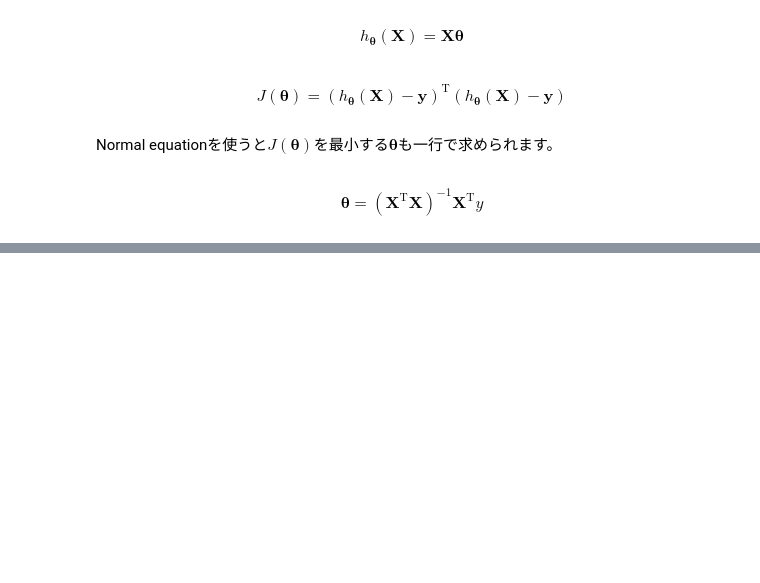
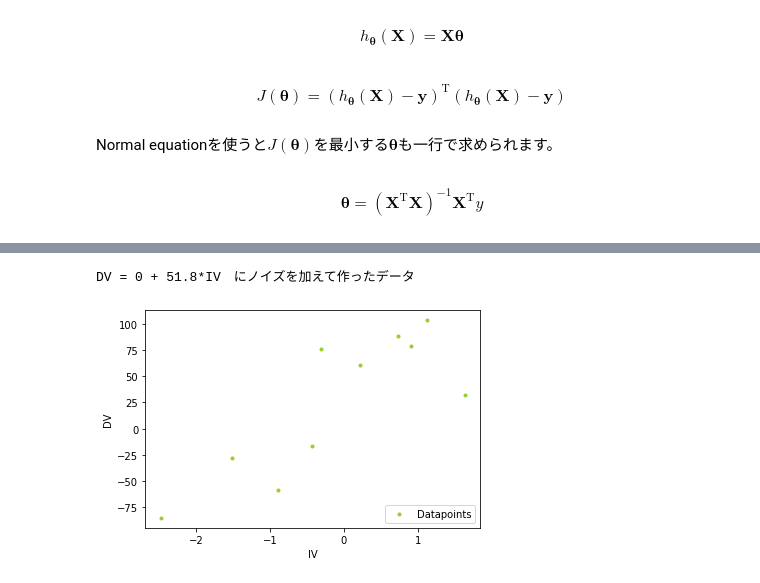
Before and after one commit to kazuki-kikunaga/2023_lecture_hitotsubashi_regression, a Jupyter notebook: Regression_lecture.ipynb, the cells around one changed output, grey strips where cells are left out. Drawn from its saved outputs; the diff is of its cells as text; code cells hidden in the pictures; blank space fills up the shorter version.

```diff
--- a/Regression_lecture.ipynb
+++ b/Regression_lecture.ipynb
@@ -270,0 +328,22 @@ $$
+# %%
+n_samples = 10
+noise_size = 50
+
+X, y, coef = datasets.make_regression(
+    n_samples=n_samples,
+    n_features=1,
+    n_informative=1,
+    bias = 0,
+    noise=noise_size,
+    coef=True,
+    random_state=6
+)
+print("DV = 0 + ", round(np.atleast_1d(coef)[0],2), "*IV", "　にノイズを加えて作ったデータ",sep="")
+plt.scatter(X, y, color="yellowgreen", marker=".", label="Datapoints")
+plt.legend(loc="lower right")
+plt.xlabel("IV")
+plt.ylabel("DV")
+plt.show()
+# %% [output]
+DV = 0 + 51.8*IV　にノイズを加えて作ったデータ
+[figure, added]
```
Also changed, not shown: parts of 19 cells of this notebook.
